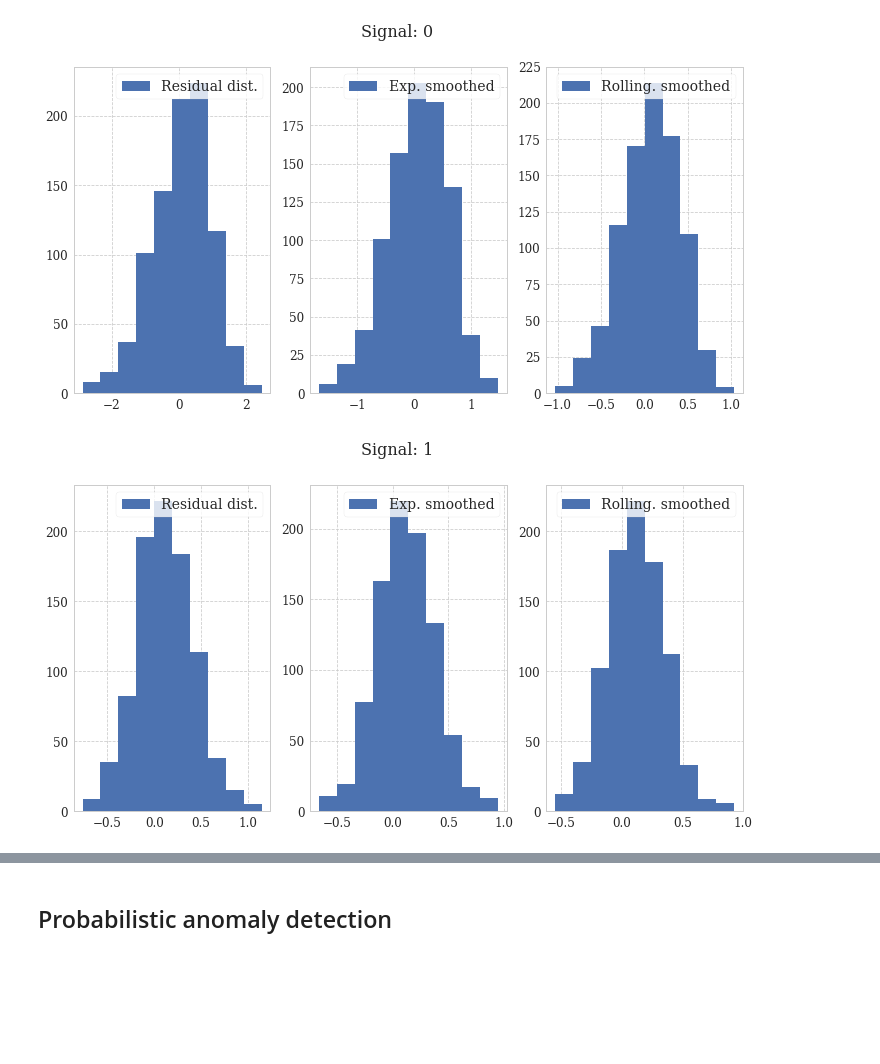
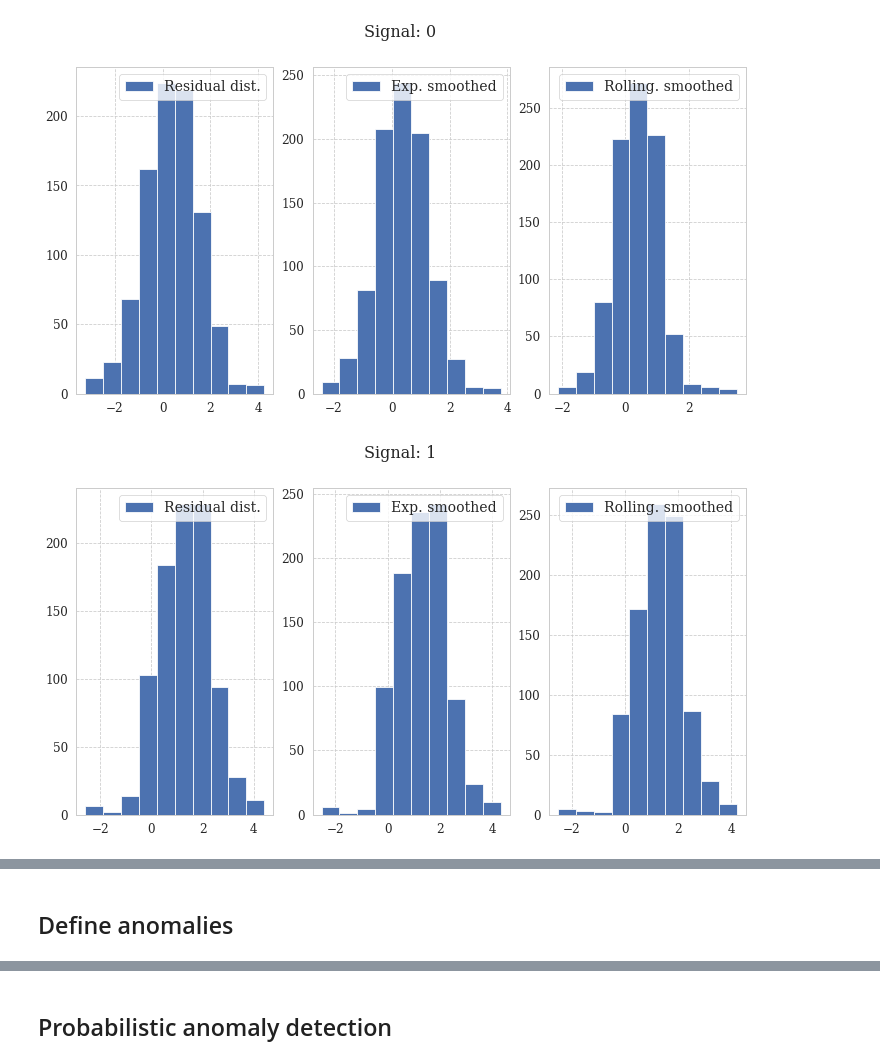
Before and after one commit to hreiten/master-thesis, a Jupyter notebook: src/anomaly-detection/anomaly_detection.ipynb, the cells around one changed output, grey strips where cells are left out. Cells and saved outputs as stored; diff of their text form; code cells hidden in the pictures; blank space fills up the shorter version.

```diff
--- a/src/anomaly-detection/anomaly_detection.ipynb
+++ b/src/anomaly-detection/anomaly_detection.ipynb
@@ -94,0 +59,25 @@ print(x_train.shape, y_train.shape)
+# %%
+# read data and metadata
+df_train, df_valid, df_test, df_anomaly = f.load_data()
+stats_set, ts, ts_train, ts_valid, ts_test, ts_anomaly = f.load_metadata()
+
+# split datasets into features and targets
+x_train, y_train = f.split_dataset(df_train.values, delay=1)
+x_valid, y_valid = f.split_dataset(df_valid.values, delay=1)
+x_test, y_test = f.split_dataset(df_test.values, delay=1)
+x_anomaly, y_anomaly = f.split_dataset(df_anomaly.values, delay=1)
+
+# metadata
+target_tags = df_train.columns.values[:3]
+feature_tags = df_train.columns.values[3:]
+target_stds = stats_set.loc[target_tags,"Std"].values
+# %%
+# load the model
+x_pred = x_anomaly
+y_pred = y_anomaly
+
+model = dlf.load_keras_model(ROOT_PATH+"models/lstm_128/50/")
+
+# predict with the model
+predicted_train, std_preds, pred_dict = dlf.predict_with_model(model, x_valid, y_valid, n_predictions=40)
+y_hat, std_preds, pred_dict = dlf.predict_with_model(model, x_pred, y_pred, n_predictions=40)
@@ -97,7 +96,6 @@ print(x_train.shape, y_train.shape)
 def create_residual_distribution(signal, plot = True):
     N = 5
 
-    predicted_train = model.predict(x_train)
     res_dist = predicted_train[:,signal][:MIN_NUMBER_OF_RESIDUALS] - y_train[:,signal][:MIN_NUMBER_OF_RESIDUALS]
     exp_smoothed = np.ravel(
         pd.DataFrame(
@@ -118,7 +116,11 @@ def create_residual_distribution(signal, plot = True):
 
     return rolling_smoothed
 # %%
-res = [create_residual_distribution(signal = i, plot = True) for i in range(0,3)]
+res = [create_residual_distribution(
+            signal = i,
+            plot = True
+        ) for i in range(0,3)
+      ]
 # %% [output]
-[figure, old version]
+[figure, new version]
-[figure, old version]
+[figure, new version]
@@ -125,0 +128,2 @@ res = [create_residual_distribution(signal = i, plot = True) for i in range(0,3)
+# %% [markdown]
+## Define anomalies
```
Also changed, not shown: parts of 12 cells of this notebook, 10 other files.
